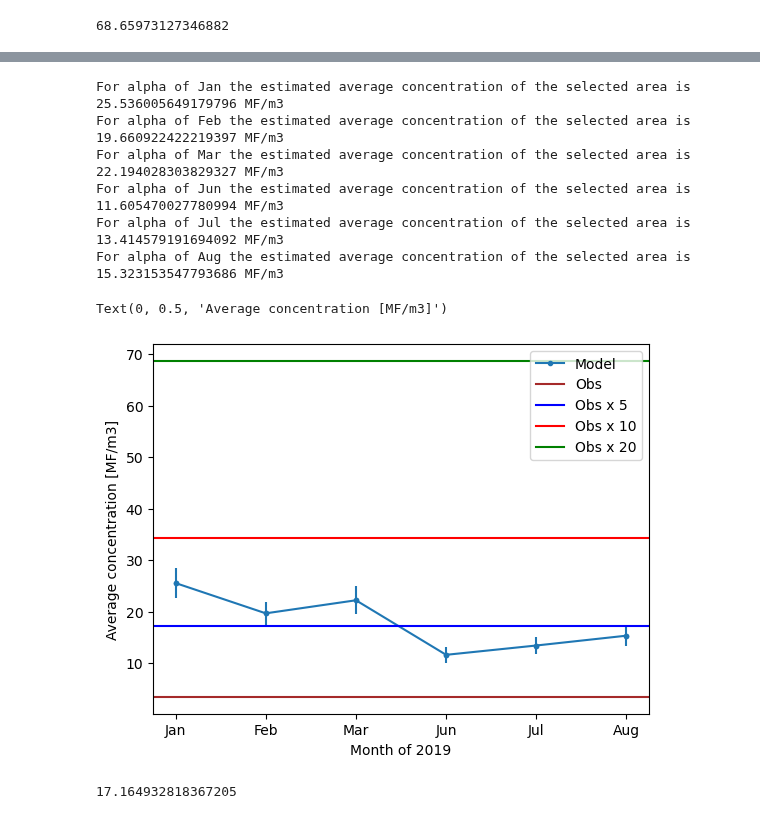
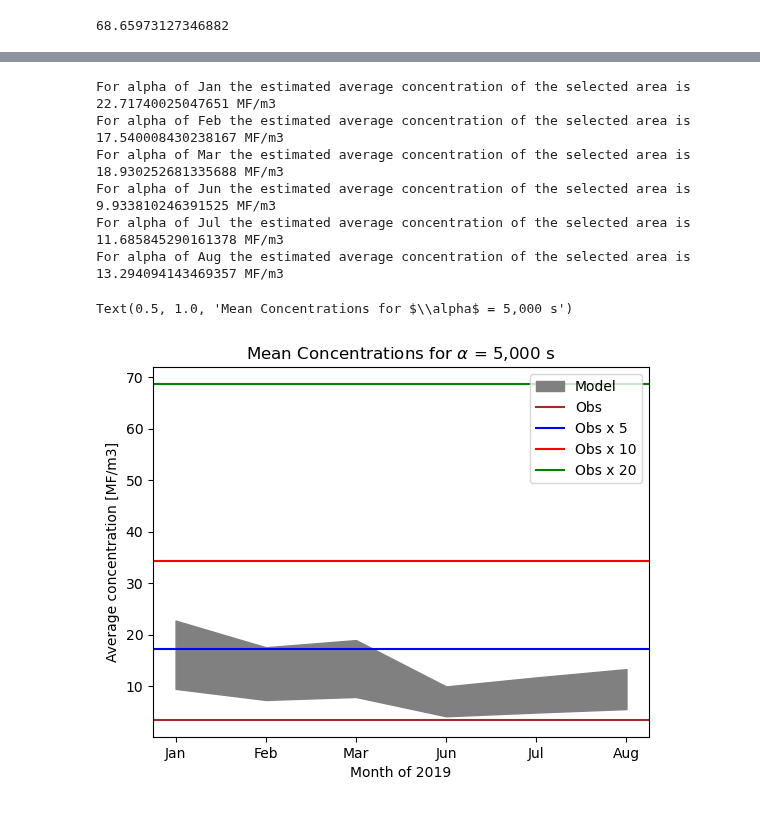
Before and after one commit to SalishSeaCast/analysis-jose, a Jupyter notebook: notebooks/Outfall_finalResults/obs_model.ipynb, the cells around one changed output, grey strips where cells are left out. Cells and saved outputs as stored; diff of their text form; code cells hidden in the pictures.

Commit message:
correct model concentration estimations

```diff
--- a/notebooks/Outfall_finalResults/obs_model.ipynb
+++ b/notebooks/Outfall_finalResults/obs_model.ipynb
@@ -184,9 +184,9 @@ def modelvsobs(j,i,conc,ni=0):
     CONC = []
     for ind,ii in enumerate(i):
         if ni ==0:
-            CONC.append(np.sum(conc[:6,int(j[ind]/3),int(ii/3)],axis=0)/5)
+            CONC.append(np.sum(conc[:5,int(j[ind]/3),int(ii/3)],axis=0)/5)
         else:
-            CONC.append(np.apply_over_axes(np.sum,conc[:6,int(j[ind]/3)-ni:int(j[ind]/3)+ni,int(ii/3)-ni:int(ii/3)+ni],[0,1,2])/(5*(1+ni*2)**2))
+            CONC.append(np.apply_over_axes(np.sum,conc[:5,int(j[ind]/3)-ni:int(j[ind]/3)+ni,int(ii/3)-ni:int(ii/3)+ni],[0,1,2])/(5*(1+ni*2)**2))
     return np.mean(CONC),np.std(CONC)/len(CONC)
 
 
@@ -201,8 +201,10 @@ for alpha in runs:
     NNstdl.append(Nstd)
     NNl.append(NN)
     print(f'For alpha of {alpha} the estimated average concentration of the selected area is {NN} MF/m3')
-plt.plot(iii,NNl,'.-',label='Model')
-plt.errorbar(iii, NNl, NNstdl, linestyle='None', color= 'tab:blue',marker='.')
+#plt.plot(iii,NNl,'.-',label='Model')
+#plt.plot(iii,np.array(NNl)/2.4,'.-',label='Model')
+plt.fill_between(iii,NNl,np.array(NNl)/2.4,color = 'grey',label='Model')
+#plt.errorbar(iii, NNl, NNstdl, linestyle='None', color= 'tab:blue',marker='.')
 plt.axhline(y=np.average(Lori_obs['Concmean']),c='brown',label='Obs')
 plt.axhline(y=np.average(Lori_obs['Concmean'])*5,c='b',label='Obs x 5')
 plt.axhline(y=np.average(Lori_obs['Concmean'])*10,c='r',label='Obs x 10')
@@ -223,46 +225,44 @@ Text(0, 0.5, 'Average concentration [MF/m3]')
 # %%
 def modelvsobs(j,i,conc,ni=0):
     CONC = []
     for ind,ii in enumerate(i):
         if ni ==0:
-            CONC.append(np.sum(conc[:6,int(j[ind]/3),int(ii/3)],axis=0)/5)
+            CONC.append(np.sum(conc[:5,int(j[ind]/3),int(ii/3)],axis=0)/5)
         else:
-            CONC.append(np.apply_over_axes(np.sum,conc[:6,int(j[ind]/3)-ni:int(j[ind]/3)+ni,int(ii/3)-ni:int(ii/3)+ni],[0,1,2])/(5*(1+ni*2)**2))
+            CONC.append(np.apply_over_axes(np.sum,conc[:5,int(j[ind]/3)-ni:int(j[ind]/3)+ni,int(ii/3)-ni:int(ii/3)+ni],[0,1,2])/(5*(1+ni*2)**2))
     return np.mean(CONC),np.std(CONC)/len(CONC)
 
 
 iii = ['Jan','Feb','Mar','Jun','Jul','Aug']
 NNstdl = []
 NNl = []
 
 for alpha in months:
     CONC = np.load(path_runs+months[alpha][0].split('.')[0]+'.npy')*13.7/1
     NN,Nstd = modelvsobs(j,i,CONC,5)
     NNstdl.append(Nstd)
     NNl.append(NN)
     print(f'For alpha of {alpha} the estimated average concentration of the selected area is {NN} MF/m3')
-plt.plot(iii,NNl,'.-',label='Model')
-plt.errorbar(iii, NNl, NNstdl, linestyle='None', color= 'tab:blue',marker='.')
+#plt.plot(iii,NNl,'.-',label='Model')
+#plt.errorbar(iii, NNl, NNstdl, linestyle='None', color= 'tab:blue',marker='.')
+plt.fill_between(iii,NNl,np.array(NNl)/2.4,color = 'grey',label='Model')
 plt.axhline(y=np.average(Lori_obs['Concmean']),c='brown',label='Obs')
 plt.axhline(y=np.average(Lori_obs['Concmean'])*5,c='b',label='Obs x 5')
 plt.axhline(y=np.average(Lori_obs['Concmean'])*10,c='r',label='Obs x 10')
 plt.axhline(y=np.average(Lori_obs['Concmean'])*20,c='g',label='Obs x 20')
 plt.legend(loc='upper right')
 plt.xlabel(r'Month of 2019')
 plt.ylabel('Average concentration [MF/m3]')
+plt.title(r'Mean Concentrations for $\alpha$ = 5,000 s')
 # %% [output]
-For alpha of Jan the estimated average concentration of the selected area is 25.536005649179796 MF/m3
-For alpha of Feb the estimated average concentration of the selected area is 19.660922422219397 MF/m3
-For alpha of Mar the estimated average concentration of the selected area is 22.194028303829327 MF/m3
-For alpha of Jun the estimated average concentration of the selected area is 11.605470027780994 MF/m3
-For alpha of Jul the estimated average concentration of the selected area is 13.414579191694092 MF/m3
-For alpha of Aug the estimated average concentration of the selected area is 15.323153547793686 MF/m3
+For alpha of Jan the estimated average concentration of the selected area is 22.71740025047651 MF/m3
+For alpha of Feb the estimated average concentration of the selected area is 17.540008430238167 MF/m3
+For alpha of Mar the estimated average concentration of the selected area is 18.930252681335688 MF/m3
+For alpha of Jun the estimated average concentration of the selected area is 9.933810246391525 MF/m3
+For alpha of Jul the estimated average concentration of the selected area is 11.685845290161378 MF/m3
+For alpha of Aug the estimated average concentration of the selected area is 13.294094143469357 MF/m3
-Text(0, 0.5, 'Average concentration [MF/m3]')
+Text(0.5, 1.0, 'Mean Concentrations for $\\alpha$ = 5,000 s')
-[figure, old version]
+[figure, new version]
-# %%
-np.average(Lori_obs['Concmean'])*5 #!Lori estimated that only 5% of fibers are recovered.
-# %% [output]
-17.164932818367205
 # %%
 from matplotlib import pyplot as plt, animation, rc,colors
 import cmocean
```
Also changed, not shown: parts of 3 cells of this notebook, 1 other file.
